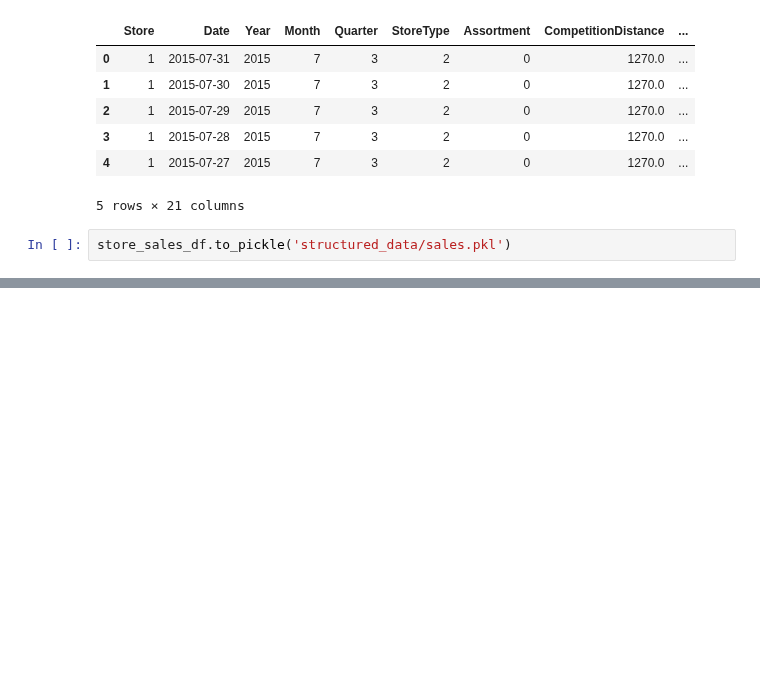
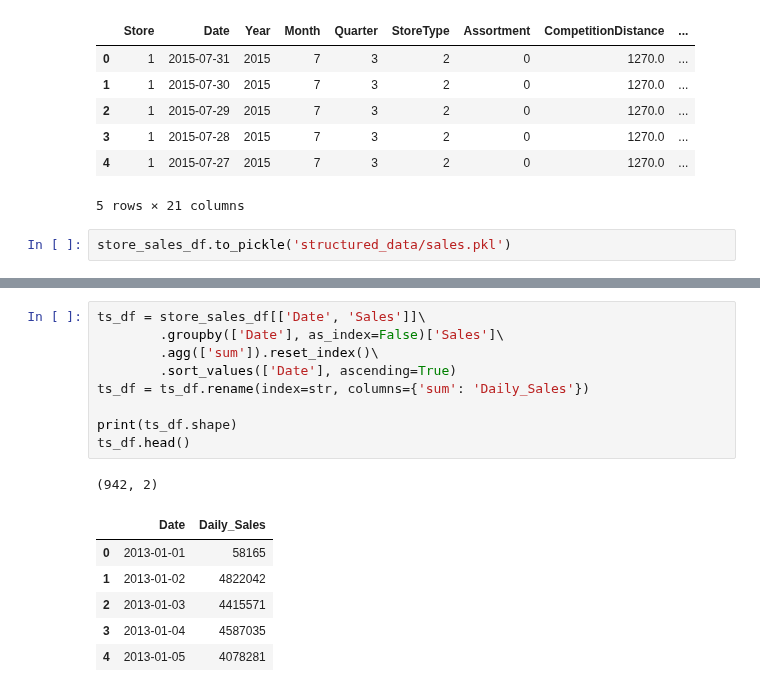
Before and after one commit to lady-h-world/My_Garden, a Jupyter notebook: code/crystal_ball/data_collector/generate_sales.ipynb, the cells around one changed output, grey strips where cells are left out. Cells and saved outputs as stored; diff of their text form; blank space fills up the shorter version.

```diff
--- a/code/crystal_ball/data_collector/generate_sales.ipynb
+++ b/code/crystal_ball/data_collector/generate_sales.ipynb
@@ -117,0 +146,17 @@ store_sales_df.to_pickle('structured_data/sales.pkl')
+# %%
+ts_df = store_sales_df[['Date', 'Sales']]\
+        .groupby(['Date'], as_index=False)['Sales']\
+        .agg(['sum']).reset_index()\
+        .sort_values(['Date'], ascending=True)
+ts_df = ts_df.rename(index=str, columns={'sum': 'Daily_Sales'})
+
+print(ts_df.shape)
+ts_df.head()
+# %% [output]
+(942, 2)
+|  | Date | Daily_Sales |
+| 0 | 2013-01-01 | 58165 |
+| 1 | 2013-01-02 | 4822042 |
+| 2 | 2013-01-03 | 4415571 |
+| 3 | 2013-01-04 | 4587035 |
+| 4 | 2013-01-05 | 4078281 |
```
Also changed, not shown: parts of 8 cells of this notebook, 3 other files.
